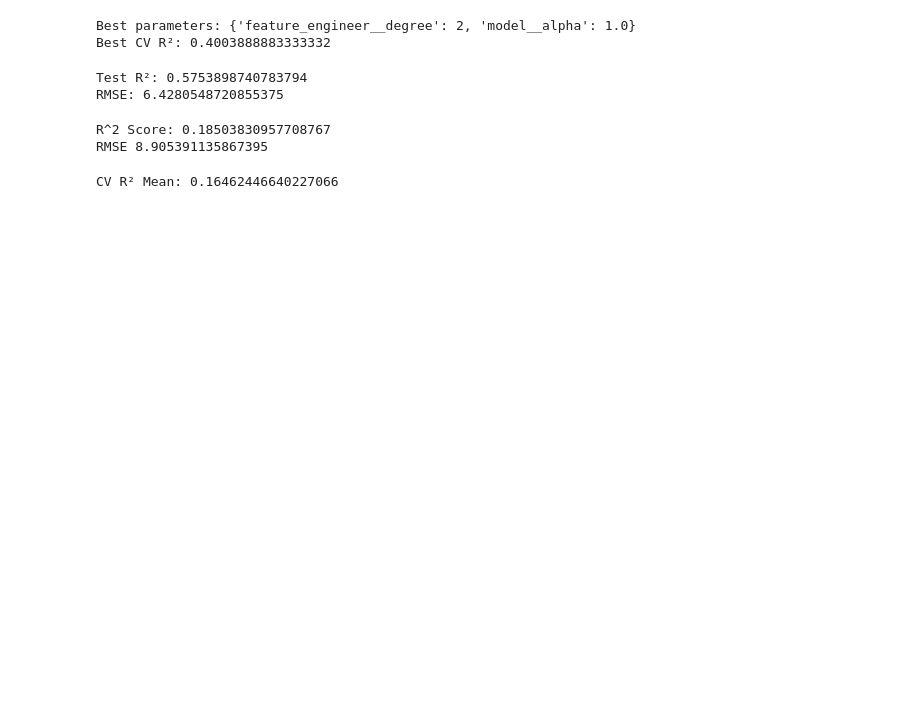
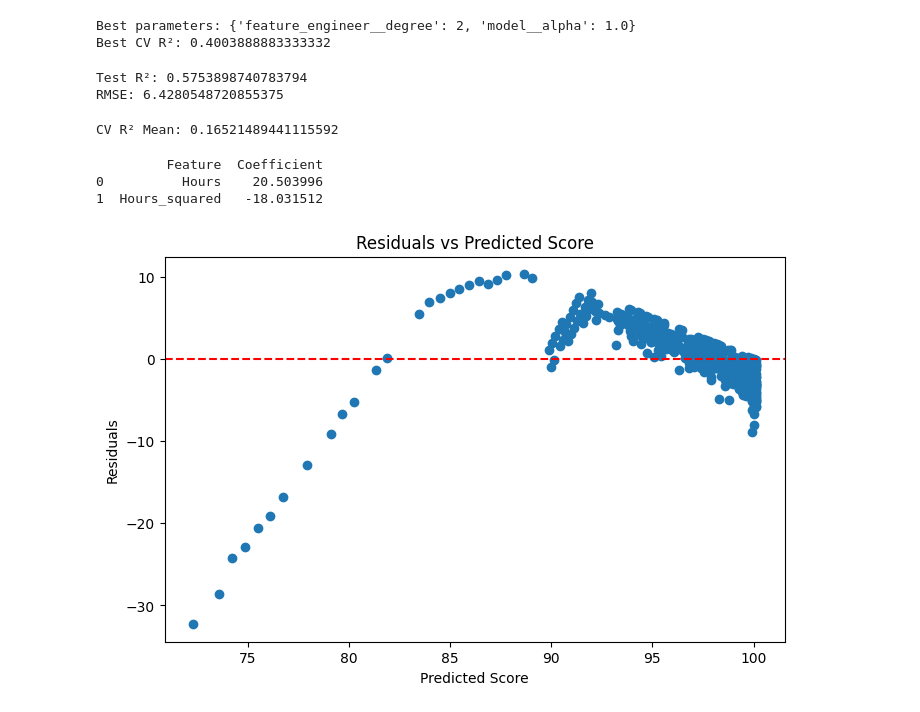
Before and after one commit to Lost-sudo/machine-learning-journey, a Jupyter notebook: Supervise Learning/linear-regression.ipynb, the cells around one changed output. Saved outputs shown, nothing was run; the diff lists cells and outputs as text; code cells hidden in the pictures; blank space fills up the shorter version.

```diff
--- a/Supervise Learning/linear-regression.ipynb
+++ b/Supervise Learning/linear-regression.ipynb
@@ -46,7 +46,7 @@ model_pipeline = Pipeline([
     ("imputer", SimpleImputer(strategy="median")),
     ("feature_engineer", FeatureEngineer()),
     ("scaler", StandardScaler()),
-    ("model", Ridge(alpha=1.0))
+    ("model", Ridge(alpha=10))
 ])
 # %%
 X_train, X_test, y_train, y_test = train_test_split(
@@ -104,14 +104,6 @@ print("RMSE:", np.sqrt(mean_squared_error(y_test, y_pred)))
 # %% [output]
 Test R²: 0.5753898740783794
 RMSE: 6.4280548720855375
-# %%
-y_pred = model_pipeline.predict(X_test)
-
-print("R^2 Score:", r2_score(y_test, y_pred))
-print("RMSE", np.sqrt(mean_squared_error(y_test, y_pred)))
-# %% [output]
-R^2 Score: 0.18503830957708767
-RMSE 8.905391135867395
 # %%
 cv_scores = cross_val_score(
     model_pipeline,
@@ -122,4 +114,44 @@ cv_scores = cross_val_score(
 
 print("CV R² Mean:", cv_scores.mean())
 # %% [output]
-CV R² Mean: 0.16462446640227066
+CV R² Mean: 0.16521489441115592
+# %%
+# Get the trained pipeline
+best_model = grid.best_estimator_
+
+# Extract the preprocessor and model
+preprocessor = best_model.named_steps["scaler"]  # StandardScaler is after FeatureEngineer
+model = best_model.named_steps["model"]
+
+# Feature names after FeatureEngineer
+X_sample = best_model.named_steps["feature_engineer"].transform(X_train)
+feature_names = X_sample.columns.tolist()
+
+# Get coefficients
+coefs = model.coef_
+coef_df = pd.DataFrame({
+    "Feature": feature_names,
+    "Coefficient": coefs
+})
+
+print(coef_df)
+# %% [output]
+         Feature  Coefficient
+0          Hours    20.503996
+1  Hours_squared   -18.031512
+# %%
+import matplotlib.pyplot as plt
+
+# Predict on training data
+y_train_pred = best_model.predict(X_train)
+residuals = y_train - y_train_pred
+
+plt.figure(figsize=(8,5))
+plt.scatter(y_train_pred, residuals)
+plt.axhline(0, color='red', linestyle='--')
+plt.xlabel("Predicted Score")
+plt.ylabel("Residuals")
+plt.title("Residuals vs Predicted Score")
+plt.show()
+# %% [output]
+[figure, added]
```
Also changed, not shown: parts of 8 cells of this notebook.
